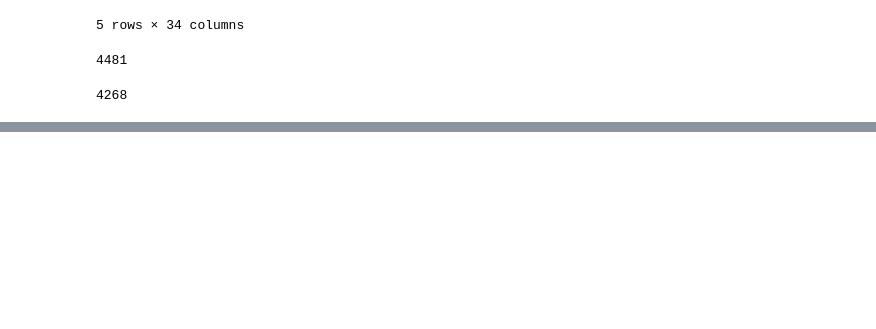
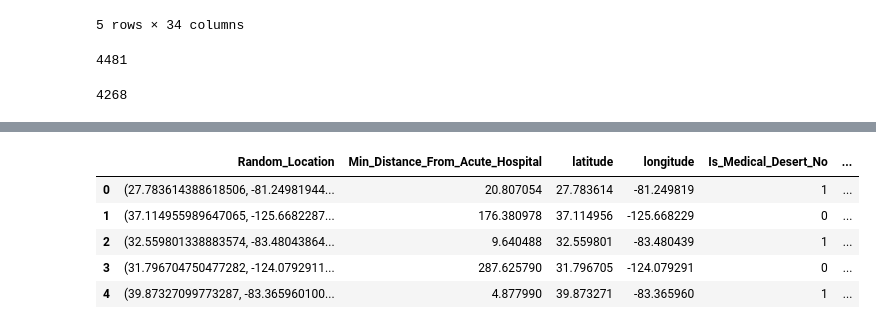
Before and after one commit to Deelacole2/Final_Project, a Jupyter notebook: Medical_Desert_Machine_Learning.ipynb, the cells around one changed output, grey strips where cells are left out. Drawn from its saved outputs; the diff is of its cells as text; code cells hidden in the pictures; blank space fills up the shorter version.

```diff
--- a/Medical_Desert_Machine_Learning.ipynb
+++ b/Medical_Desert_Machine_Learning.ipynb
@@ -120,0 +118,11 @@ medical_desert_df.head()
+# %%
+# Encode categorical data
+medical_desert_encoded = pd.get_dummies(medical_desert_df, columns=['Is_Medical_Desert'])
+medical_desert_encoded.head()
+# %% [output]
+|  | Random_Location | Min_Distance_From_Acute_Hospital | latitude | longitude | Is_Medical_Desert_No | ... |
+| 0 | (27.783614388618506, -81.24981944... | 20.807054 | 27.783614 | -81.249819 | 1 | ... |
+| 1 | (37.114955989647065, -125.6682287... | 176.380978 | 37.114956 | -125.668229 | 0 | ... |
+| 2 | (32.559801338883574, -83.48043864... | 9.640488 | 32.559801 | -83.480439 | 1 | ... |
+| 3 | (31.796704750477282, -124.0792911... | 287.625790 | 31.796705 | -124.079291 | 0 | ... |
+| 4 | (39.87327099773287, -83.365960100... | 4.877990 | 39.873271 | -83.365960 | 1 | ... |
```
Also changed, not shown: parts of 13 cells of this notebook.
